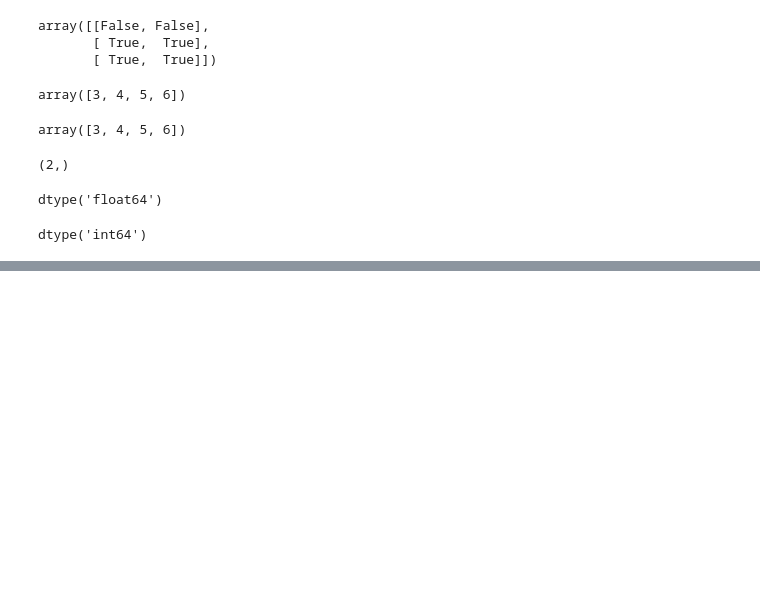
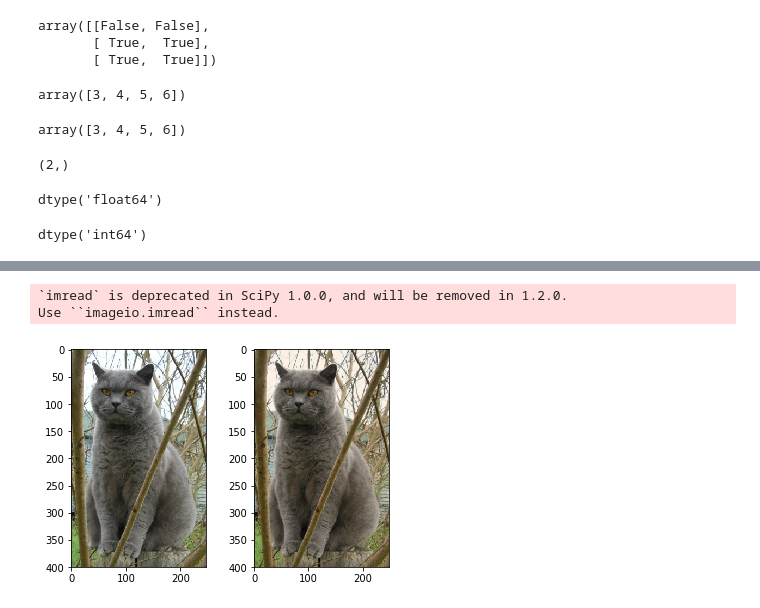
Before and after one commit to ftconan/numpy_tutorial, a Jupyter notebook: python_numpy.ipynb, the cells around one changed output, grey strips where cells are left out. Saved outputs shown, nothing was run; the diff lists cells and outputs as text; code cells hidden in the pictures; blank space fills up the shorter version.

```diff
--- a/python_numpy.ipynb
+++ b/python_numpy.ipynb
@@ -537,0 +802,20 @@ dtype('int64')
+# %%
+# image imshow
+import numpy as np
+from scipy.misc import imread, imresize
+import matplotlib.pyplot as plt
+
+img = imread('cat.jpg')
+img_tinted = img * [1, 0.95, 0.9]
+
+plt.subplot(1, 2, 1)
+plt.imshow(img)
+
+plt.subplot(1, 2, 2)
+
+plt.imshow(np.uint8(img_tinted))
+plt.show()
+# %% [output]
+`imread` is deprecated in SciPy 1.0.0, and will be removed in 1.2.0.
+Use ``imageio.imread`` instead.
+[figure, added]
```
Also changed, not shown: parts of 40 cells of this notebook, 3 other files.
